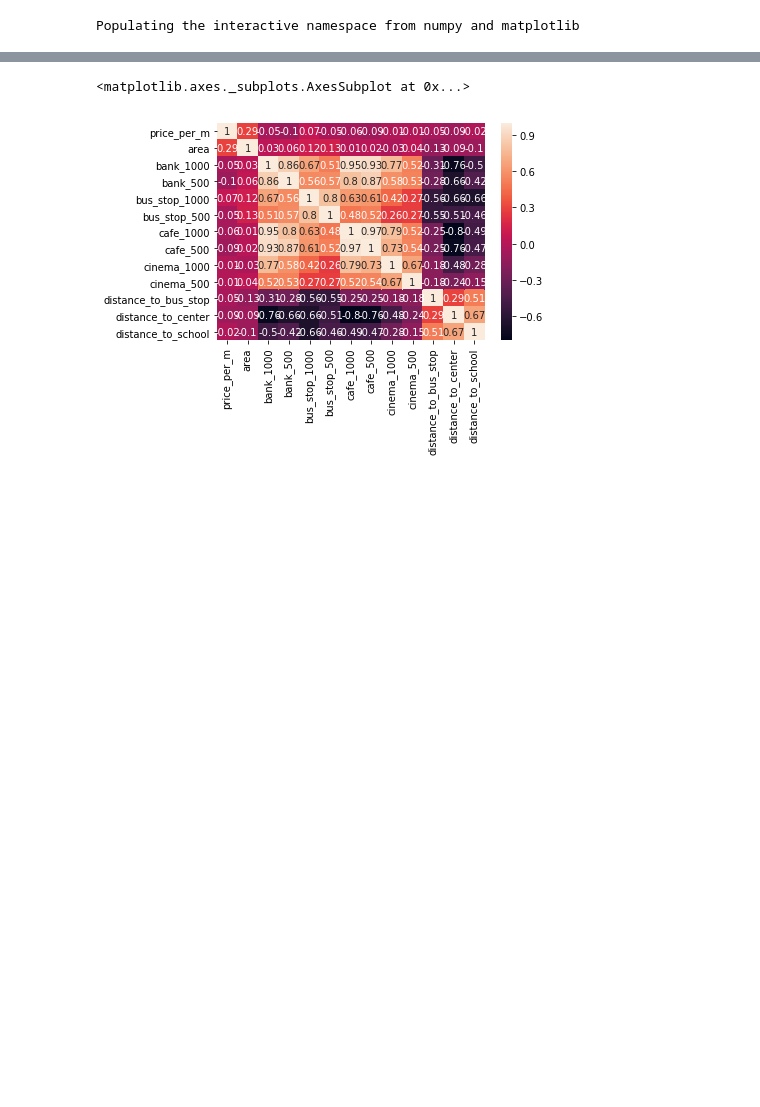
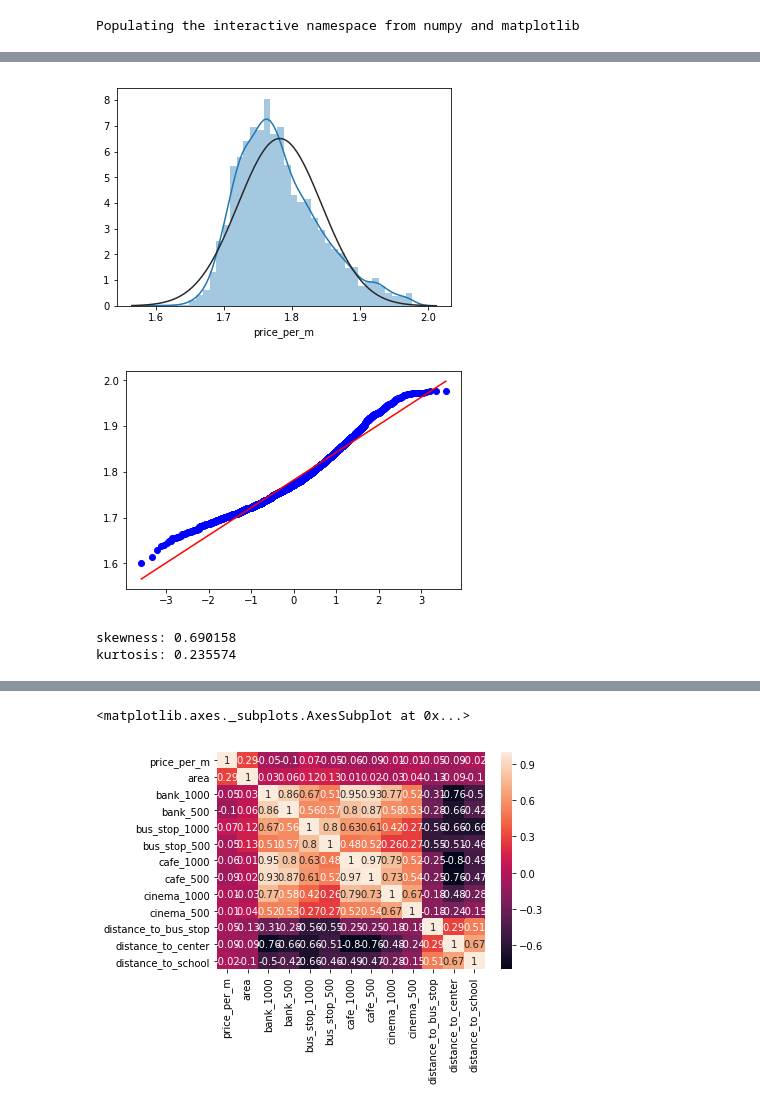
Before and after one commit to pricepredictor/data_rendering, a Jupyter notebook: data_rendering.ipynb, the cells around one changed output, grey strips where cells are left out. Saved outputs shown, nothing was run; the diff lists cells and outputs as text; code cells hidden in the pictures; blank space fills up the shorter version.

```diff
--- a/data_rendering.ipynb
+++ b/data_rendering.ipynb
@@ -111,0 +32,14 @@ R2 score is 0.1942056564941682
+# %%
+def probplot(data):
+    # kernel density plot
+    sns.distplot(data.price_per_m,fit=norm);
+    plt.ylabel =('Frequency')
+    plt.title = ('SalePrice Distribution');
+    #Get the fitted parameters used by the function
+    (mu, sigma) = norm.fit(data['price_per_m']);
+    #QQ plot
+    fig = plt.figure()
+    res = stats.probplot(data['price_per_m'], plot=plt)
+    plt.show()
+    print("skewness: %f" % data['price_per_m'].skew())
+    print("kurtosis: %f" % data['price_per_m'].kurt())
@@ -111,0 +191,10 @@ R2 score is 0.1942056564941682
+# %%
+abbr = 'spb'
+spb_data = pd.read_csv(f'./datasets/filtered/{abbr}.csv')
+spb_data = spb_data[spb_data['median_salaries_1000'] != 0]
+spb_data['year'] = spb_data['year'].fillna(0)
+spb_data = spb_data[spb_data['year'] != 0]
+spb_data = spb_data[spb_data['year'] != 1]
+spb_data['year'] = spb_data['year'].apply(int).astype(str)
+spb_data = spb_data[spb_data['price_per_m'] <= 500]
+spb_data = spb_data[spb_data['price_per_m'] >= 10]
@@ -111,0 +203,7 @@ R2 score is 0.1942056564941682
+# %%
+probplot(spb_data)
+# %% [output]
+[figure, added]
+[figure, added]
+skewness: 0.690158
+kurtosis: 0.235574
```
Also changed, not shown: parts of 43 cells of this notebook, 6 other files.
